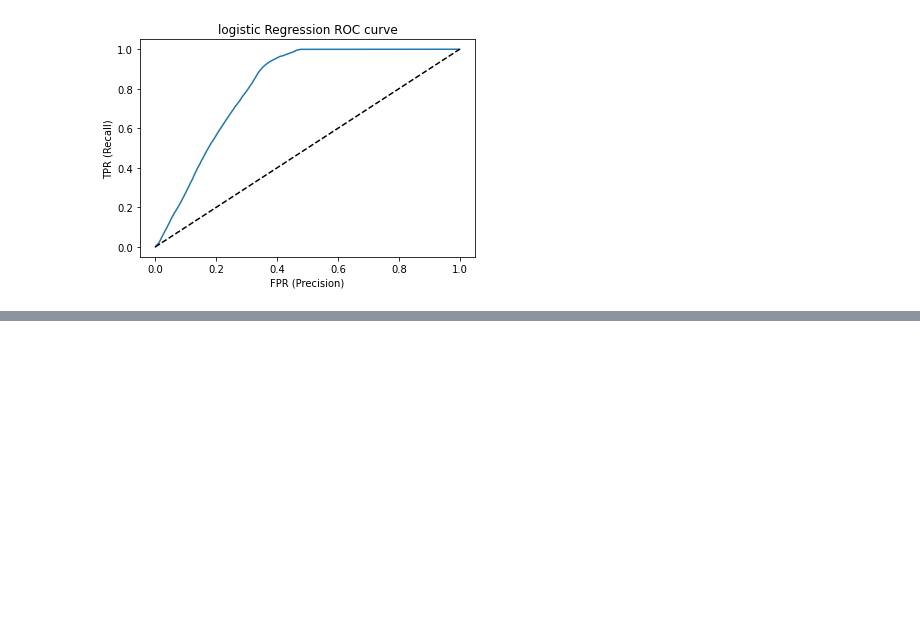
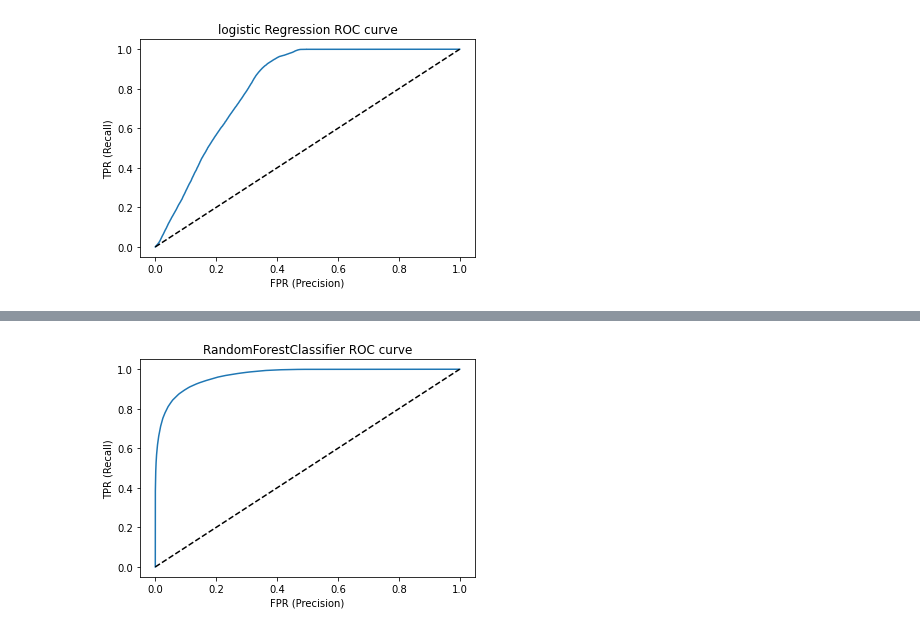
Before and after one commit to Harshjyot-Singh-Chawla/Health_insurance_cross_sell_prediction, a Jupyter notebook: Copy_of_final_2_of_HEALTH_INSURANCE_CROSS_SELL_PREDICTION.ipynb, the cells around one changed output, grey strips where cells are left out. Cells and saved outputs as stored; diff of their text form; code cells hidden in the pictures; blank space fills up the shorter version.

```diff
--- a/Copy_of_final_2_of_HEALTH_INSURANCE_CROSS_SELL_PREDICTION.ipynb
+++ b/Copy_of_final_2_of_HEALTH_INSURANCE_CROSS_SELL_PREDICTION.ipynb
@@ -615,0 +678,18 @@ sns.heatmap(cm,annot=True,cmap='BuPu')
+# %%
+# Creating instance for our model, fiting and predicitng
+rf_tree = RandomForestClassifier()
+rf_tree.fit(X_train, y_train)
+rf_tree_pred = rf_tree.predict(X_test)
+rf_tree_probability = rf_tree.predict_proba(X_test)[:,1]
+
+# evaluating the model on the following metrics.
+accu_rf= accuracy_score(y_test,rf_tree_pred)
+recall_rf = recall_score(y_test,rf_tree_pred)
+prec_rf= precision_score(y_test,rf_tree_pred)
+f1score_rf=f1_score(y_test,rf_tree_pred)
+
+#print accuracy ,classification report and confusion matrix  values of model.
+
+print(accuracy_score(y_test, rf_tree_pred)*100)
+print(classification_report(y_test, rf_tree_pred))
+print("Confusion matrix\n", confusion_matrix(y_test, rf_tree_pred))
@@ -615,0 +710,14 @@ sns.heatmap(cm,annot=True,cmap='BuPu')
+# %%
+# Analyze Performance
+from sklearn.metrics import roc_curve
+fpr, tpr, _ = roc_curve(y_test,rf_tree_probability )
+
+plt.title('RandomForestClassifier ROC curve')
+plt.xlabel('FPR (Precision)')
+plt.ylabel('TPR (Recall)')
+
+plt.plot(fpr,tpr)
+plt.plot((0,1), ls='dashed',color='black')
+plt.show()
+# %% [output]
+[figure, added]
```
Also changed, not shown: parts of 15 cells of this notebook.
